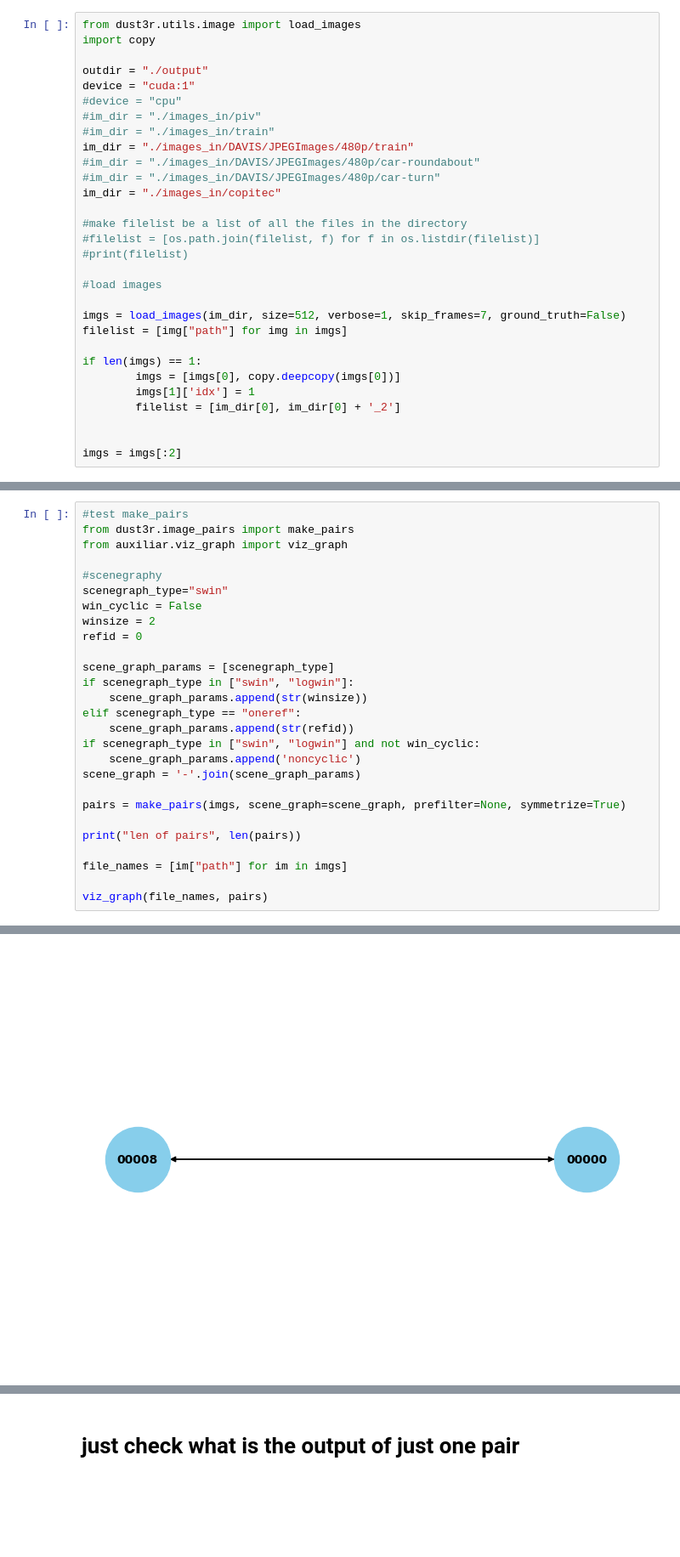
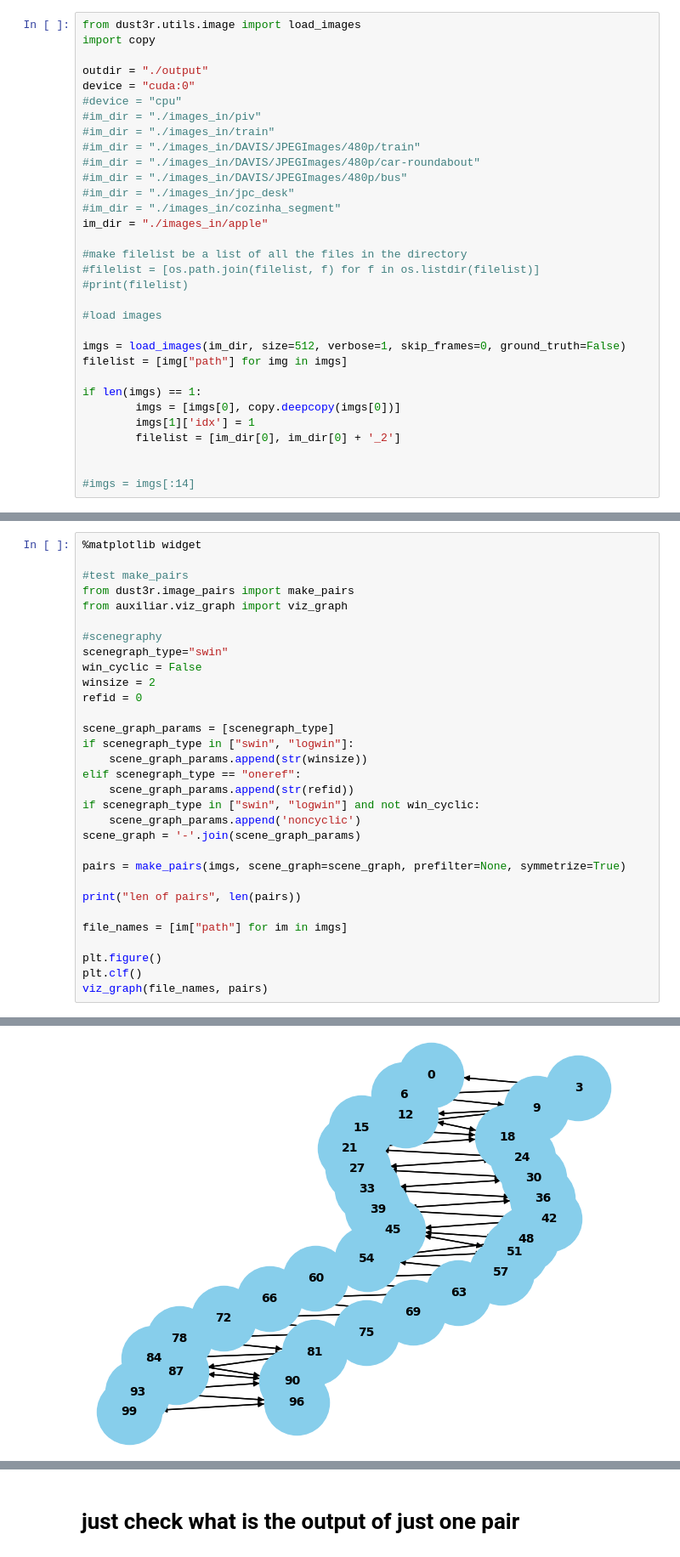
Before and after one commit to manel-ferreira-01/mast3r, a Jupyter notebook: demo.ipynb, the cells around one changed output, grey strips where cells are left out. Shown at 85% size. Saved outputs shown, nothing was run; the diff lists cells and outputs as text; blank space fills up the shorter version.

```diff
--- a/demo.ipynb
+++ b/demo.ipynb
@@ -29,14 +30,16 @@ from dust3r.utils.image import load_images
 import copy
 
 outdir = "./output"
-device = "cuda:1"
+device = "cuda:0"
 #device = "cpu"
 #im_dir = "./images_in/piv"
 #im_dir = "./images_in/train"
-im_dir = "./images_in/DAVIS/JPEGImages/480p/train"
+#im_dir = "./images_in/DAVIS/JPEGImages/480p/train"
 #im_dir = "./images_in/DAVIS/JPEGImages/480p/car-roundabout"
-#im_dir = "./images_in/DAVIS/JPEGImages/480p/car-turn"
-im_dir = "./images_in/copitec"
+#im_dir = "./images_in/DAVIS/JPEGImages/480p/bus"
+#im_dir = "./images_in/jpc_desk"
+#im_dir = "./images_in/cozinha_segment"
+im_dir = "./images_in/apple"
 
 #make filelist be a list of all the files in the directory
 #filelist = [os.path.join(filelist, f) for f in os.listdir(filelist)]
@@ -44,7 +47,7 @@ im_dir = "./images_in/copitec"
 
 #load images
 
-imgs = load_images(im_dir, size=512, verbose=1, skip_frames=7, ground_truth=False)
+imgs = load_images(im_dir, size=512, verbose=1, skip_frames=0, ground_truth=False)
 filelist = [img["path"] for img in imgs]
 
 if len(imgs) == 1:
@@ -53,5 +56,5 @@ if len(imgs) == 1:
         filelist = [im_dir[0], im_dir[0] + '_2']
 
 
-imgs = imgs[:2]
+#imgs = imgs[:14]
 # %% [output]
@@ -77,4 +81,6 @@ instantiating : AsymmetricMASt3R(enc_depth=24, dec_depth=12, enc_embed_dim=1024,
 # %%
+%matplotlib widget
+
 #test make_pairs
 from dust3r.image_pairs import make_pairs
 from auxiliar.viz_graph import viz_graph
@@ -100,5 +106,7 @@ print("len of pairs", len(pairs))
 
 file_names = [im["path"] for im in imgs]
 
+plt.figure()
+plt.clf()
 viz_graph(file_names, pairs)
 # %% [output]
@@ -106,2 +114,2 @@ len of pairs 2
-[figure, old version]
+[figure, new version]
 # %%
```
Also changed, not shown: parts of 35 cells of this notebook, 3 other files.
